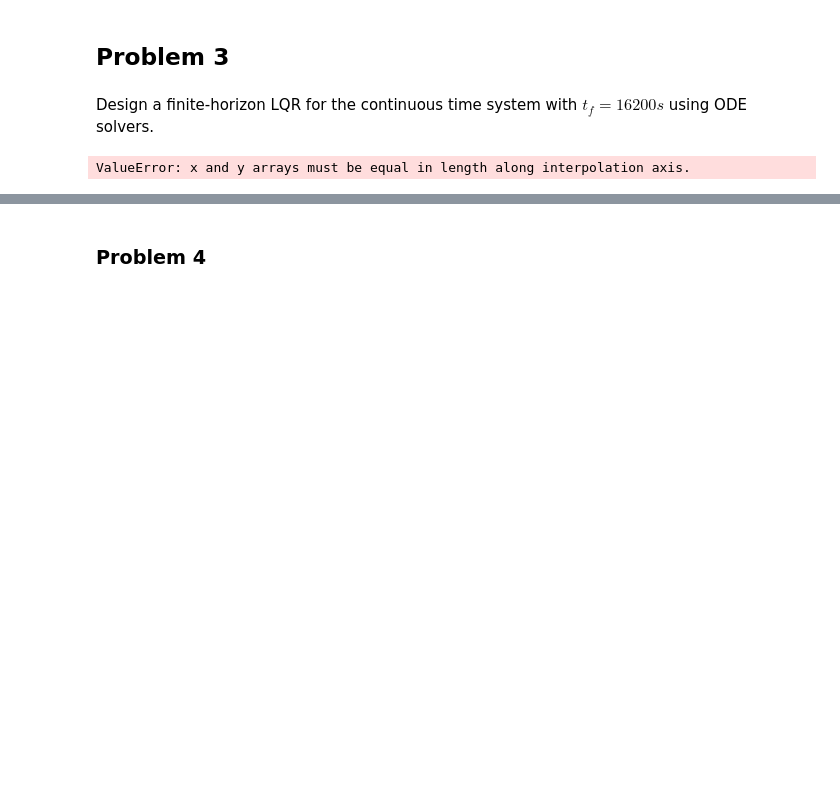
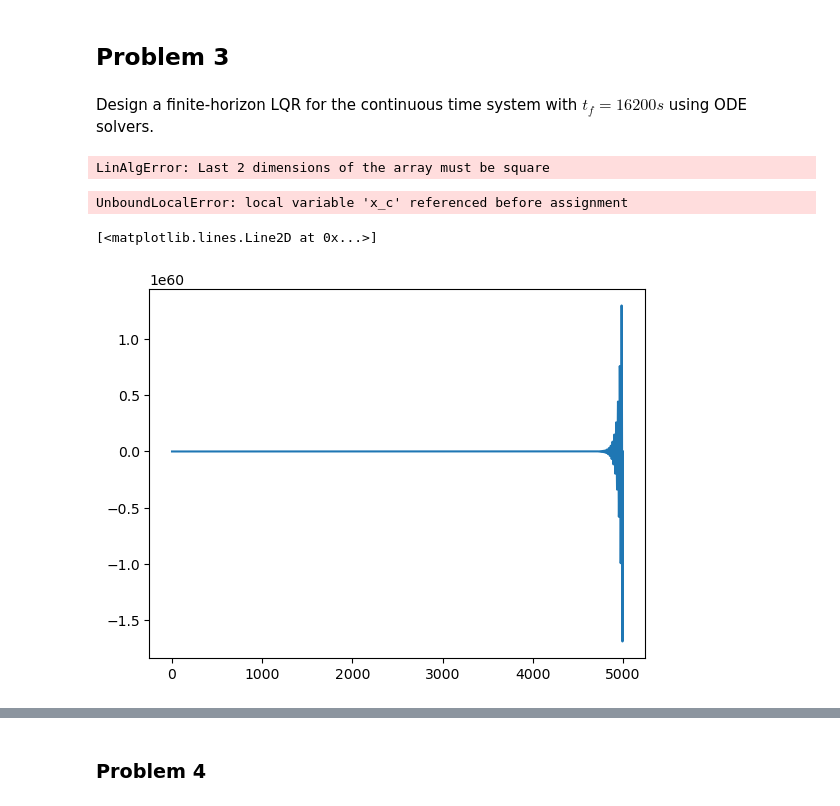
Before and after one commit to benlucke1/aem566, a Jupyter notebook: project1/aem566_project1_main.ipynb, the cells around one changed output, grey strips where cells are left out. Cells and saved outputs as stored; diff of their text form; code cells hidden in the pictures; blank space fills up the shorter version.

```diff
--- a/project1/aem566_project1_main.ipynb
+++ b/project1/aem566_project1_main.ipynb
@@ -90,0 +139,27 @@ Design a finite-horizon LQR for the continuous time system with $t_f = 16200 s$
+# %%
+# Case 1
+# Q = np.eye(6)
+# R = np.eye(3)
+# ARE_case1_continuous = sp.integrate.solve_ivp(fun=Pdot_continuous, t_span=[16200, 0],t_eval=np.linspace(16200, 0, 5000), y0=P0.flatten(), args = (A_ct_numpy, B_ct_numpy, Q, R))
+# P_case1_continuous = np.flip(ARE_case1_continuous.y.reshape((6,6,-1)))
+# t_interp =np.flip(ARE_case1_continuous.t)
+# closedLoop_case1_continuous = sp.integrate.solve_ivp(fun=xdot_continuous, t_span=[0, 16200],t_eval=np.linspace(0, 16200, 5000), y0=x0, args = (P_case1_continuous, A_ct_numpy, B_ct_numpy,R,t_interp))
+u_case1_continuous, xc1 = calc_u(P_case1_continuous,  A_ct_numpy, B_ct_numpy, R, t_interp)
+# %% [output]
+LinAlgError: Last 2 dimensions of the array must be square
+# %%
+# Case 2
+# Q = np.eye(6)
+# R = 100*np.eye(3)
+# ARE_case2_continuous = sp.integrate.solve_ivp(fun=Pdot_continuous, t_span=[16200, 0],t_eval=np.linspace(16200, 0, 5000), y0=P0.flatten(), args = (A_ct_numpy, B_ct_numpy, Q, R))
+# P_case2_continuous = np.flip(ARE_case2_continuous.y.reshape((6,6,-1)))
+# t_interp =np.flip(ARE_case2_continuous.t)
+# closedLoop_case2_continuous = sp.integrate.solve_ivp(fun=xdot_continuous, t_span=[0, 16200],t_eval=np.linspace(0, 16200, 5000), y0=x0, args = (P_case2_continuous, A_ct_numpy, B_ct_numpy,R,t_interp))
+u_case2_continuous, x = calculate_u_continuous(t_interp, A_ct_numpy, B_ct_numpy, R, P_case2_continuous, x0)
+# %% [output]
+UnboundLocalError: local variable 'x_c' referenced before assignment
+# %%
+plt.plot(u_case2_continuous[0,:])
+# %% [output]
+[<matplotlib.lines.Line2D at 0x...>]
+[figure, added]
@@ -150,4 +214,0 @@ sols_cl_case1 = sp.integrate.solve_ivp(
-# %%
-a = calc_u(P_case1, A_ct_numpy, np.eye(3), B_ct_numpy, (t_eval))
-# %% [output]
-ValueError: x and y arrays must be equal in length along interpolation axis.
```
Also changed, not shown: parts of 9 cells of this notebook.
